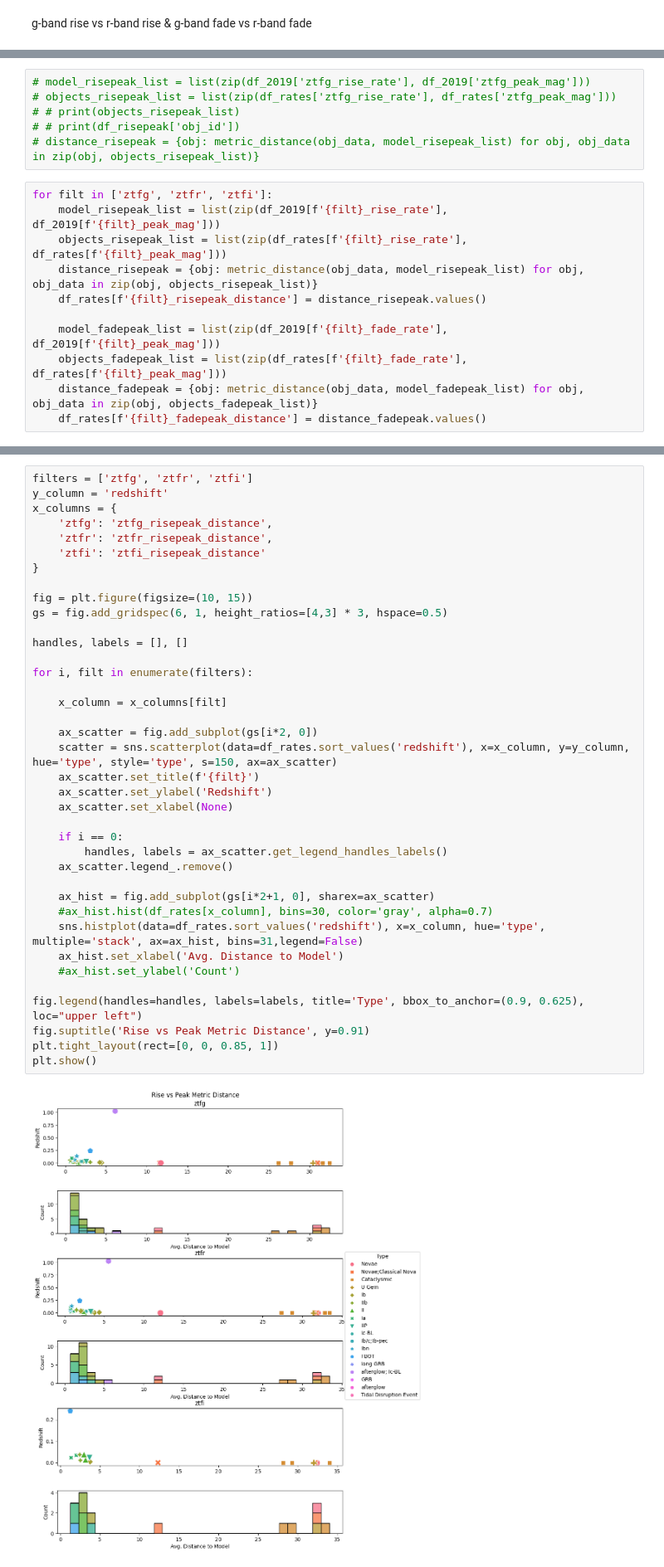
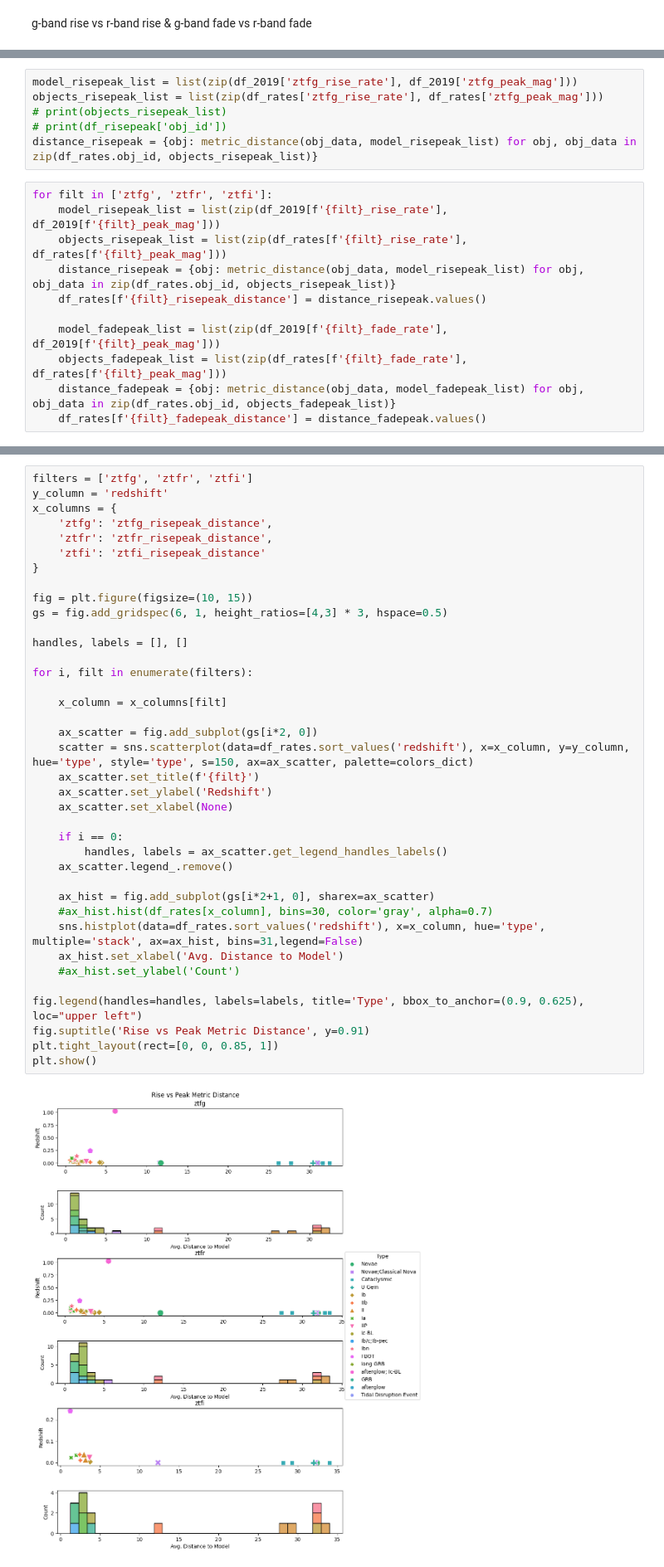
Before and after one commit to tylerbarna/kn-imposters, a Jupyter notebook: gp_calculations.ipynb, the cells around one changed output, grey strips where cells are left out. Shown at 83% size. Cells and saved outputs as stored; diff of their text form.

Commit message:
clean run
also correct some cells that were using the wrong variable in a dict comprehension

```diff
--- a/gp_calculations.ipynb
+++ b/gp_calculations.ipynb
@@ -937,21 +945,21 @@ def metric_distance(object, model_data):
     distance = np.mean(distance_array)
     return distance
 # %%
-# model_risepeak_list = list(zip(df_2019['ztfg_rise_rate'], df_2019['ztfg_peak_mag']))
-# objects_risepeak_list = list(zip(df_rates['ztfg_rise_rate'], df_rates['ztfg_peak_mag']))
-# # print(objects_risepeak_list)
-# # print(df_risepeak['obj_id'])
-# distance_risepeak = {obj: metric_distance(obj_data, model_risepeak_list) for obj, obj_data in zip(obj, objects_risepeak_list)}
+model_risepeak_list = list(zip(df_2019['ztfg_rise_rate'], df_2019['ztfg_peak_mag']))
+objects_risepeak_list = list(zip(df_rates['ztfg_rise_rate'], df_rates['ztfg_peak_mag']))
+# print(objects_risepeak_list)
+# print(df_risepeak['obj_id'])
+distance_risepeak = {obj: metric_distance(obj_data, model_risepeak_list) for obj, obj_data in zip(df_rates.obj_id, objects_risepeak_list)}
 # %%
 for filt in ['ztfg', 'ztfr', 'ztfi']:
     model_risepeak_list = list(zip(df_2019[f'{filt}_rise_rate'], df_2019[f'{filt}_peak_mag']))
     objects_risepeak_list = list(zip(df_rates[f'{filt}_rise_rate'], df_rates[f'{filt}_peak_mag']))
-    distance_risepeak = {obj: metric_distance(obj_data, model_risepeak_list) for obj, obj_data in zip(obj, objects_risepeak_list)}
+    distance_risepeak = {obj: metric_distance(obj_data, model_risepeak_list) for obj, obj_data in zip(df_rates.obj_id, objects_risepeak_list)}
     df_rates[f'{filt}_risepeak_distance'] = distance_risepeak.values()
 
     model_fadepeak_list = list(zip(df_2019[f'{filt}_fade_rate'], df_2019[f'{filt}_peak_mag']))
     objects_fadepeak_list = list(zip(df_rates[f'{filt}_fade_rate'], df_rates[f'{filt}_peak_mag']))
-    distance_fadepeak = {obj: metric_distance(obj_data, model_fadepeak_list) for obj, obj_data in zip(obj, objects_fadepeak_list)}
+    distance_fadepeak = {obj: metric_distance(obj_data, model_fadepeak_list) for obj, obj_data in zip(df_rates.obj_id, objects_fadepeak_list)}
     df_rates[f'{filt}_fadepeak_distance'] = distance_fadepeak.values()
 # %%
 df_rates
@@ -1010,35 +1011,35 @@ x_columns = {
 
 fig = plt.figure(figsize=(10, 15))
 gs = fig.add_gridspec(6, 1, height_ratios=[4,3] * 3, hspace=0.5)
 
 handles, labels = [], []
 
 for i, filt in enumerate(filters):
 
     x_column = x_columns[filt]
 
     ax_scatter = fig.add_subplot(gs[i*2, 0])
-    scatter = sns.scatterplot(data=df_rates.sort_values('redshift'), x=x_column, y=y_column, hue='type', style='type', s=150, ax=ax_scatter)
+    scatter = sns.scatterplot(data=df_rates.sort_values('redshift'), x=x_column, y=y_column, hue='type', style='type', s=150, ax=ax_scatter, palette=colors_dict)
     ax_scatter.set_title(f'{filt}')
     ax_scatter.set_ylabel('Redshift')
     ax_scatter.set_xlabel(None)
 
     if i == 0:
         handles, labels = ax_scatter.get_legend_handles_labels()
     ax_scatter.legend_.remove()
 
     ax_hist = fig.add_subplot(gs[i*2+1, 0], sharex=ax_scatter)
     #ax_hist.hist(df_rates[x_column], bins=30, color='gray', alpha=0.7)
     sns.histplot(data=df_rates.sort_values('redshift'), x=x_column, hue='type', multiple='stack', ax=ax_hist, bins=31,legend=False)
     ax_hist.set_xlabel('Avg. Distance to Model')
     #ax_hist.set_ylabel('Count')
 
 fig.legend(handles=handles, labels=labels, title='Type', bbox_to_anchor=(0.9, 0.625), loc="upper left")
 fig.suptitle('Rise vs Peak Metric Distance', y=0.91)
 plt.tight_layout(rect=[0, 0, 0.85, 1])
 plt.show()
 # %% [output]
-[figure, old version]
+[figure, new version]
 # %%
 filters = ['ztfg', 'ztfr', 'ztfi']
 y_column = 'redshift'
```
Also changed, not shown: parts of 11 cells of this notebook.
